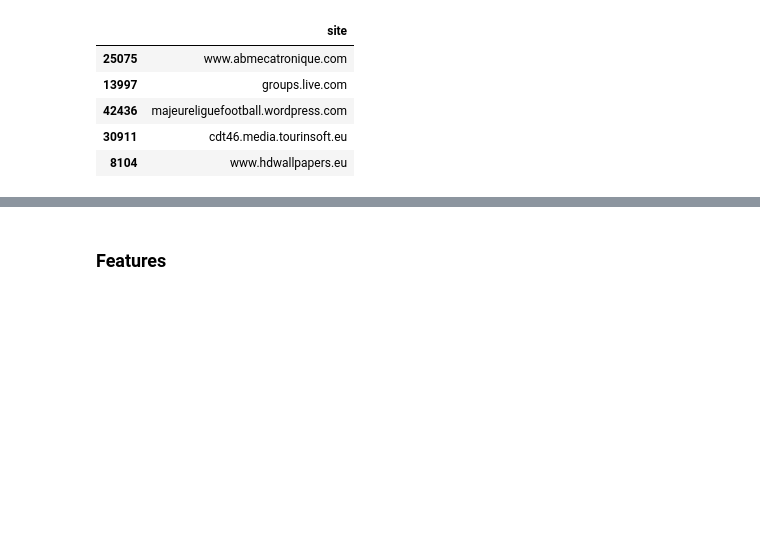
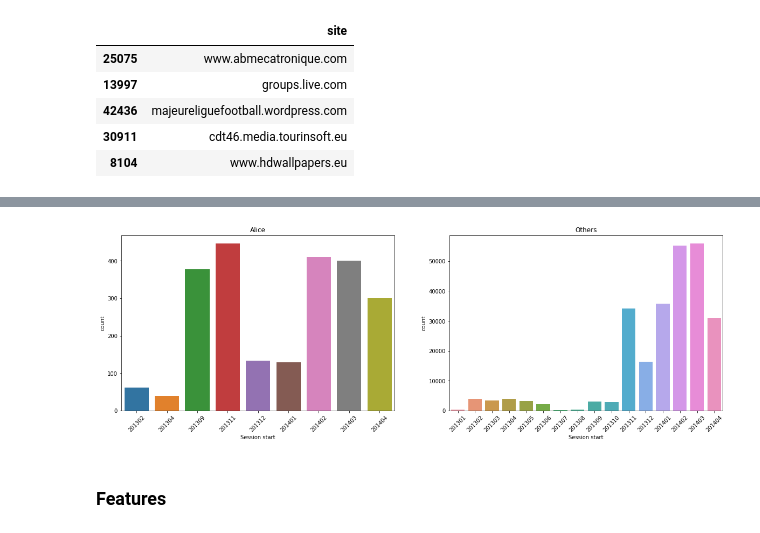
Before and after one commit to HQuality/ML_Yandex_MIPT, a Jupyter notebook: 6 Data analysis project/Internet Users Pattern Mining (Alice)/Week 7/MyAlice_no_gimmicks.ipynb, the cells around one changed output, grey strips where cells are left out. Drawn from its saved outputs; the diff is of its cells as text; code cells hidden in the pictures; blank space fills up the shorter version.

```diff
--- a/6 Data analysis project/Internet Users Pattern Mining (Alice)/Week 7/MyAlice_no_gimmicks.ipynb
+++ b/6 Data analysis project/Internet Users Pattern Mining (Alice)/Week 7/MyAlice_no_gimmicks.ipynb
@@ -238,3 +277,19 @@ tfidf
+# %%
+plt.subplots(1, 2, figsize = (20, 6))
+
+plt.subplot(1, 2, 1)
+chart = sns.countplot(start[y_tr == 1])
+chart.set_xticklabels(chart.get_xticklabels(), rotation=45)
+plt.title("Alice")
+plt.xlabel('Session start')
+
+plt.subplot(1, 2, 2)
+chart = sns.countplot(start[y_tr == 0])
+chart.set_xticklabels(chart.get_xticklabels(), rotation=45)
+plt.title('Others')
+plt.xlabel('Session start');
+# %% [output]
+[figure, added]
 # %% [markdown]
 ### Features
 # %%
```
Also changed, not shown: parts of 28 cells of this notebook, 1 other file.
